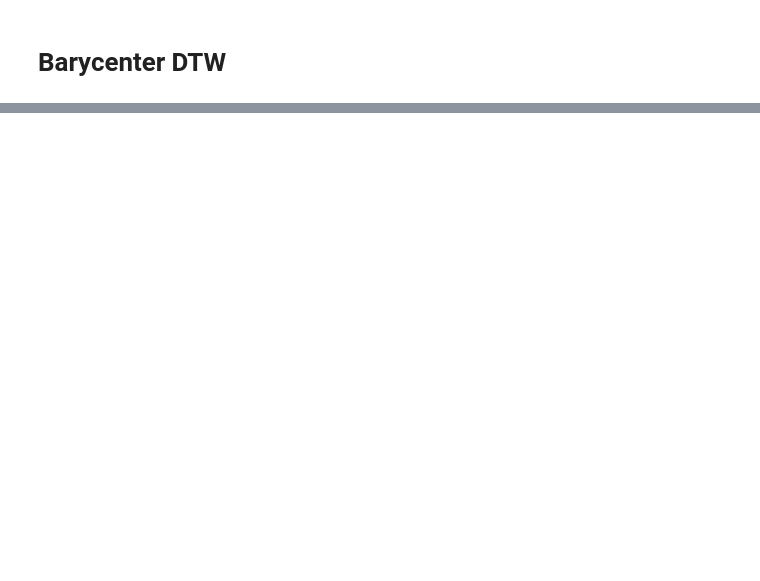
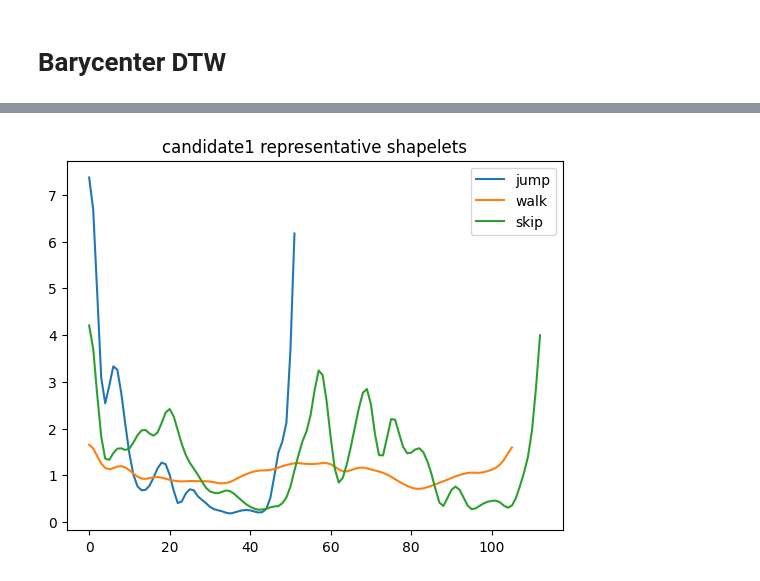
Before and after one commit to QingwenZeng123/Combine-shapelets, a Jupyter notebook: Barycenter_DTW.ipynb, the cells around one changed output, grey strips where cells are left out. Cells and saved outputs as stored; diff of their text form; code cells hidden in the pictures; blank space fills up the shorter version.

```diff
--- a/Barycenter_DTW.ipynb
+++ b/Barycenter_DTW.ipynb
@@ -87,0 +39,9 @@ Stored 'g_jump' (Series)
+# %%
+plt.plot(z_jump_rs, label='jump')
+plt.plot(z_walk_rs, label='walk')
+plt.plot(z_skip_rs, label='skip')
+plt.title('candidate1 representative shapelets')
+plt.legend()
+plt.show()
+# %% [output]
+[figure, added]
```
Also changed, not shown: parts of 15 cells of this notebook, 5 other files.
